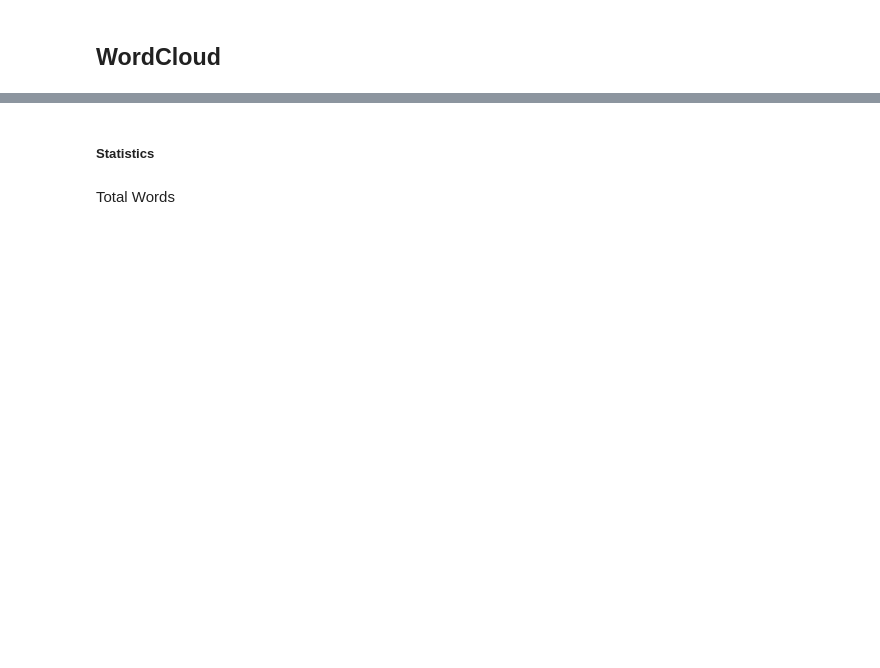
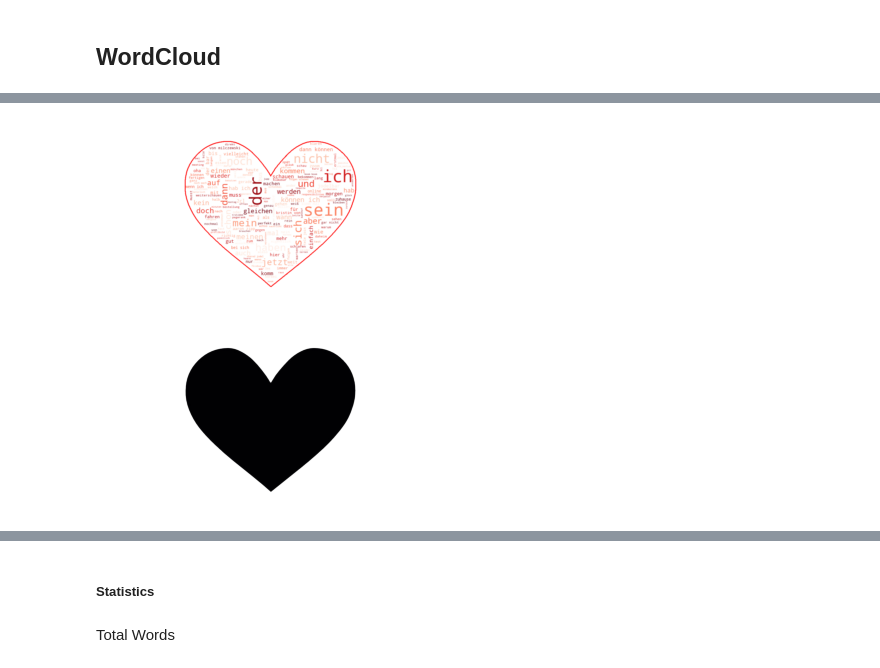
Before and after one commit to aaronzipp/chat-miner, a Jupyter notebook: Visualizations.ipynb, the cells around one changed output, grey strips where cells are left out. Drawn from its saved outputs; the diff is of its cells as text; code cells hidden in the pictures; blank space fills up the shorter version.

```diff
--- a/Visualizations.ipynb
+++ b/Visualizations.ipynb
@@ -112,3 +122,9 @@ plt.tight_layout()
+# %%
+from mask import create_masked
+create_masked(" ".join(lemmatized_words), "wc_heart")
+# %% [output]
+[figure, added]
+[figure, added]
 # %%
 from visualizations_setup import is_emoji, split_count
 emoji_list = [word for word in words if any(is_emoji(char) for char in word)]
```
Also changed, not shown: parts of 12 cells of this notebook, 1 other file.
